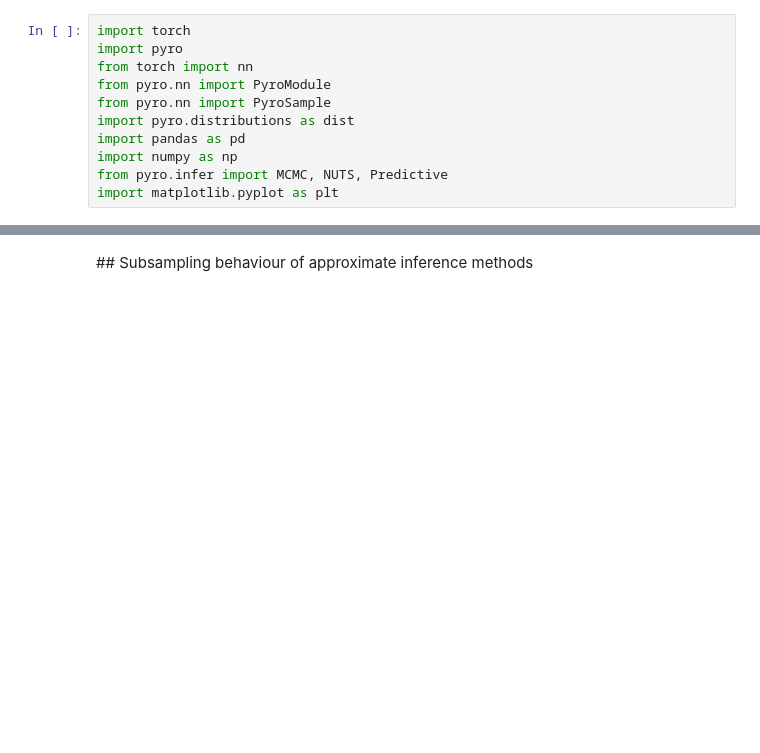
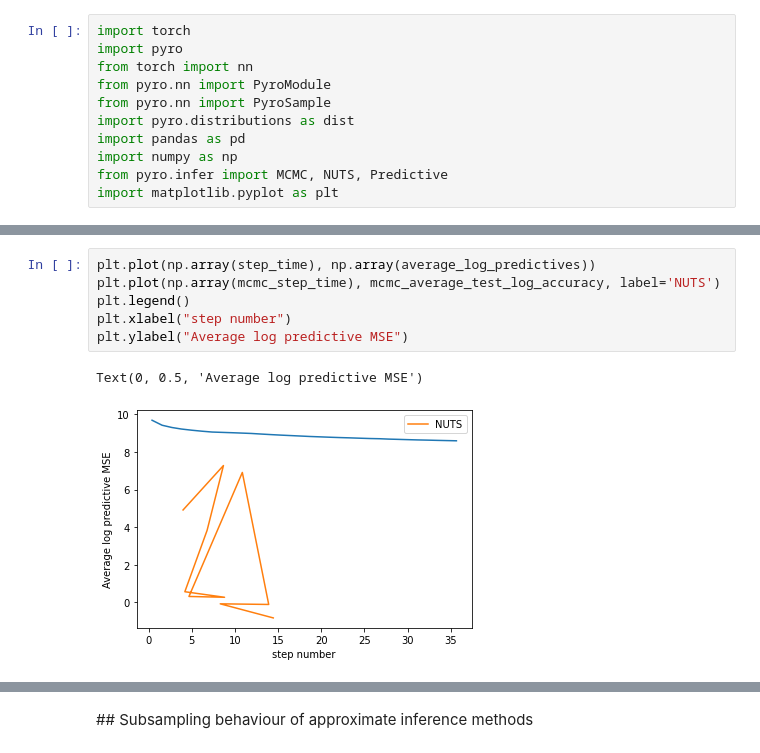
Before and after one commit to lorenzkuhn/advi, a Jupyter notebook: ARD.ipynb, the cells around one changed output, grey strips where cells are left out. Saved outputs shown, nothing was run; the diff lists cells and outputs as text; blank space fills up the shorter version.

```diff
--- a/ARD.ipynb
+++ b/ARD.ipynb
@@ -150,0 +220,9 @@ NormalDist(0,1).pdf(0)
+# %%
+plt.plot(np.array(step_time), np.array(average_log_predictives))
+plt.plot(np.array(mcmc_step_time), mcmc_average_test_log_accuracy, label='NUTS')
+plt.legend()
+plt.xlabel("step number")
+plt.ylabel("Average log predictive MSE")
+# %% [output]
+Text(0, 0.5, 'Average log predictive MSE')
+[figure, added]
```
Also changed, not shown: parts of 17 cells of this notebook.
